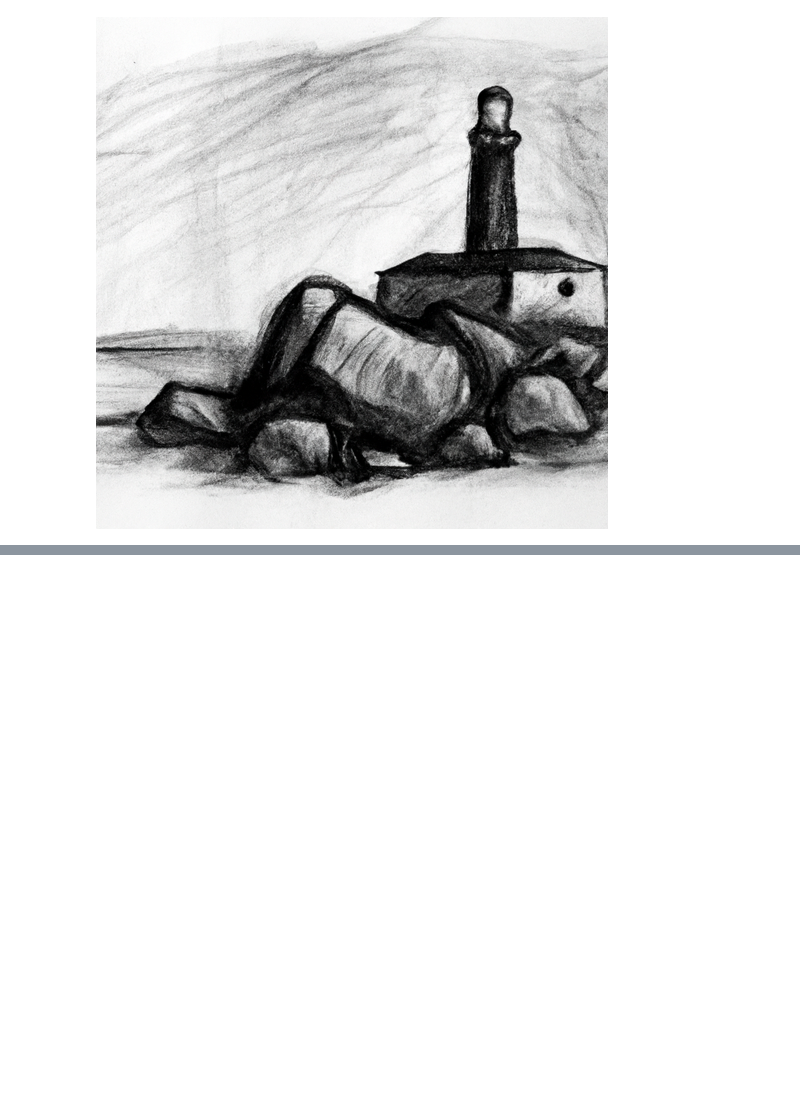
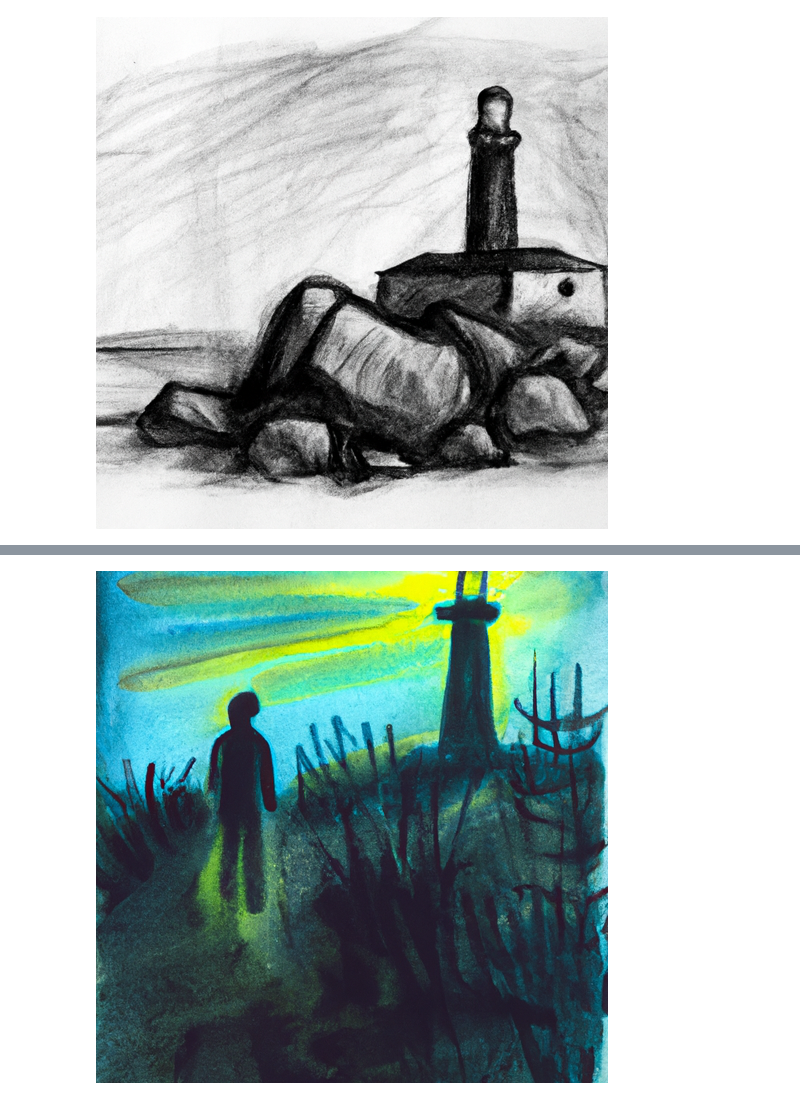
Before and after one commit to DrEntropy/Dalle_fun, a Jupyter notebook: test.ipynb, the cells around one changed output, grey strips where cells are left out. Saved outputs shown, nothing was run; the diff lists cells and outputs as text; code cells hidden in the pictures; blank space fills up the shorter version.

```diff
--- a/test.ipynb
+++ b/test.ipynb
@@ -30,0 +32,5 @@ gen_and_save("A quiet beach with crashing waves","temp.png")
+# %%
+gen_and_save("" +
+              "silhouette of a man standing on the path with glowing fish-like eyes")
+# %% [output]
+[figure, added]
```
Also changed, not shown: parts of 4 cells of this notebook.
